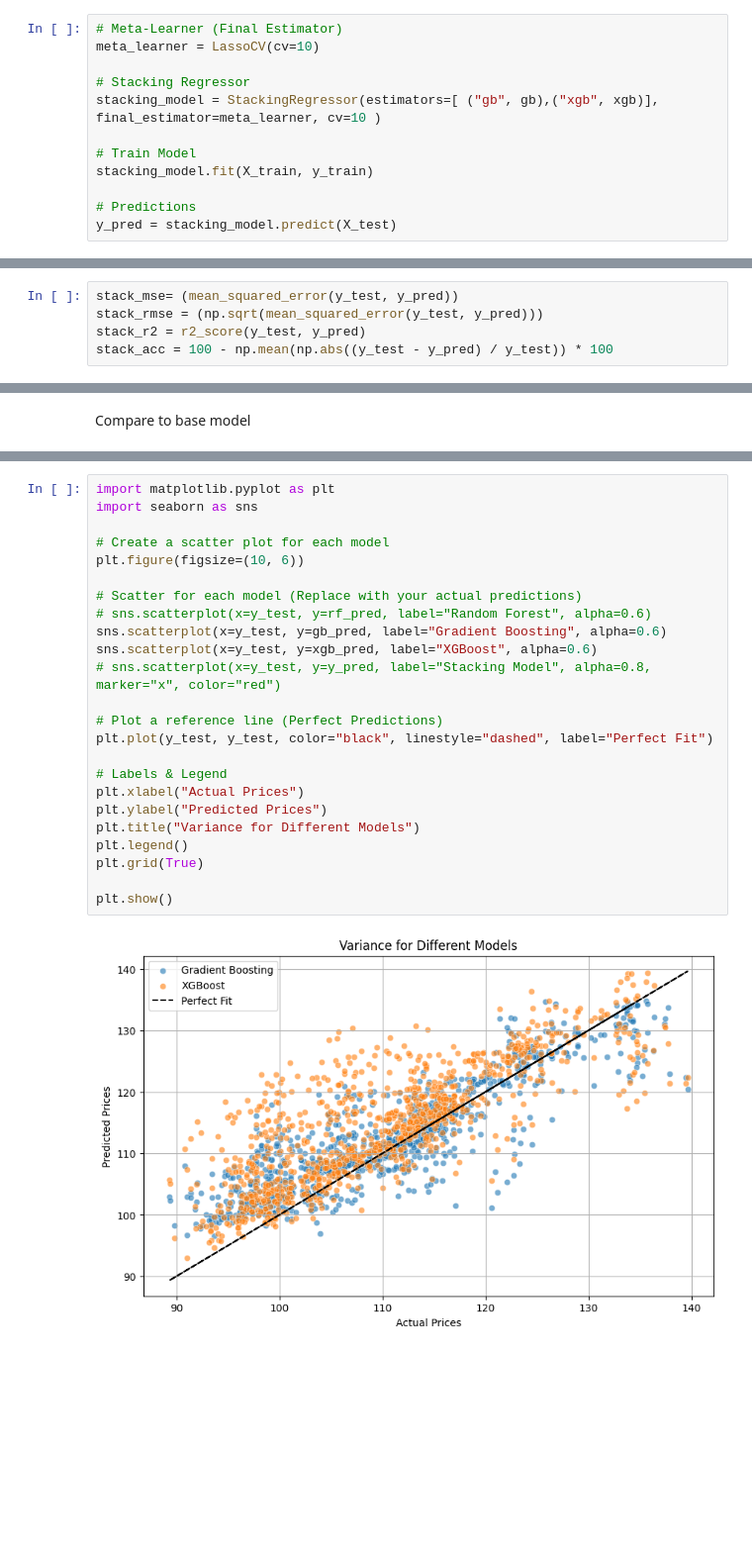
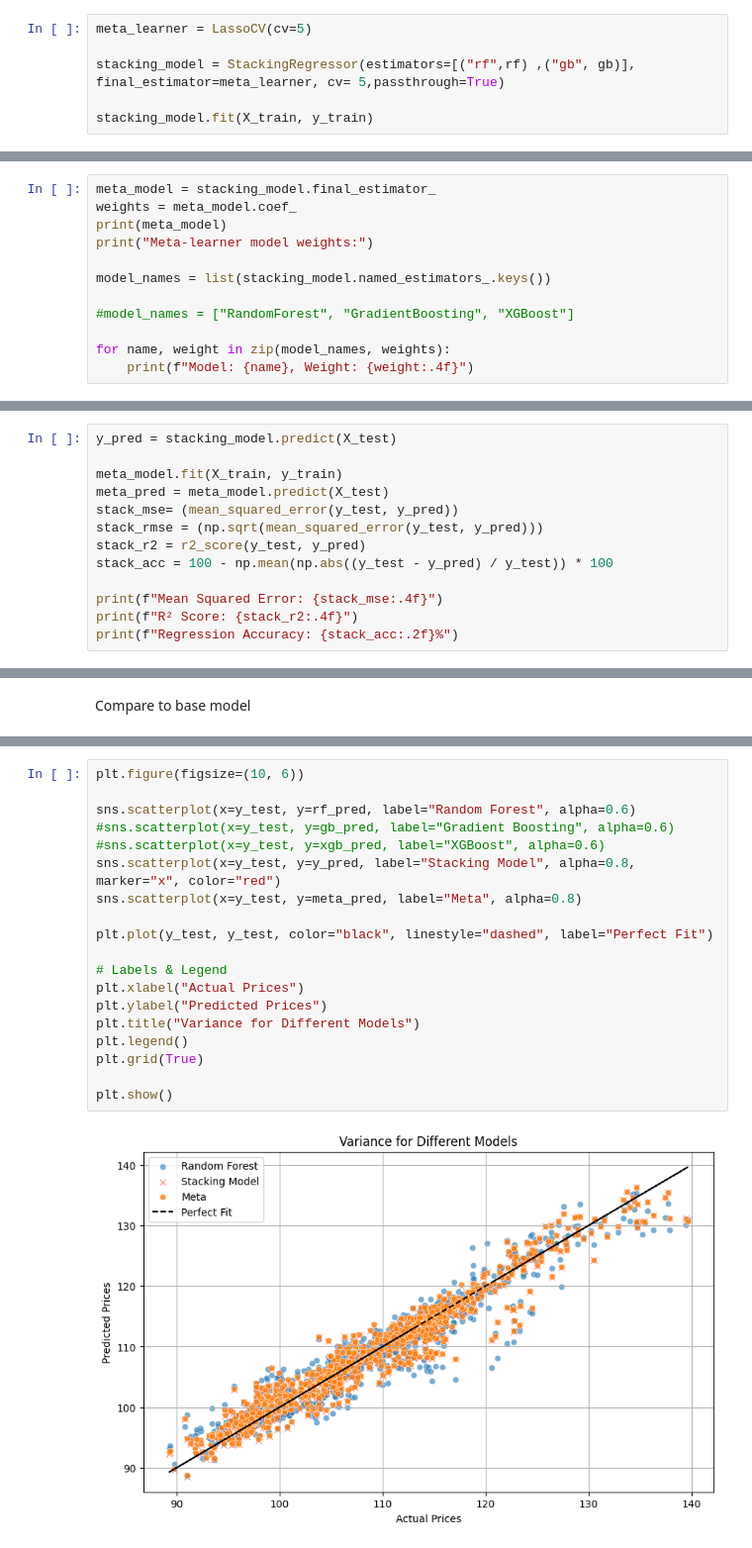
Before and after one commit to TUng1872004/Price-prediction, a Jupyter notebook: cafe.ipynb, the cells around one changed output, grey strips where cells are left out. Shown: that part at 99% size. Saved outputs shown, nothing was run; the diff lists cells and outputs as text; blank space fills up the shorter version.

```diff
--- a/cafe.ipynb
+++ b/cafe.ipynb
@@ -233,13 +223,7 @@ xgb = XGBRegressor(
 )
 # %%
-# Meta-Learner (Final Estimator)
-meta_learner = LassoCV(cv=10)
+meta_learner = LassoCV(cv=5)
 
-# Stacking Regressor
-stacking_model = StackingRegressor(estimators=[ ("gb", gb),("xgb", xgb)], final_estimator=meta_learner, cv=10 )
+stacking_model = StackingRegressor(estimators=[("rf",rf) ,("gb", gb)], final_estimator=meta_learner, cv= 5,passthrough=True)
 
-# Train Model
 stacking_model.fit(X_train, y_train)
-
-# Predictions
-y_pred = stacking_model.predict(X_test)
@@ -245,0 +241,12 @@ y_pred = stacking_model.predict(X_test)
+# %%
+meta_model = stacking_model.final_estimator_
+weights = meta_model.coef_
+print(meta_model)
+print("Meta-learner model weights:")
+
+model_names = list(stacking_model.named_estimators_.keys())
+
+#model_names = ["RandomForest", "GradientBoosting", "XGBoost"]
+
+for name, weight in zip(model_names, weights):
+    print(f"Model: {name}, Weight: {weight:.4f}")
@@ -246,5 +258,13 @@ y_pred = stacking_model.predict(X_test)
 # %%
+y_pred = stacking_model.predict(X_test)
+
+meta_model.fit(X_train, y_train)
+meta_pred = meta_model.predict(X_test)
 stack_mse= (mean_squared_error(y_test, y_pred))
 stack_rmse = (np.sqrt(mean_squared_error(y_test, y_pred)))
 stack_r2 = r2_score(y_test, y_pred)
 stack_acc = 100 - np.mean(np.abs((y_test - y_pred) / y_test)) * 100
+
+print(f"Mean Squared Error: {stack_mse:.4f}")
+print(f"R² Score: {stack_r2:.4f}")
+print(f"Regression Accuracy: {stack_acc:.2f}%")
@@ -404,26 +444,21 @@ print(r2)
 # %%
-import matplotlib.pyplot as plt
-import seaborn as sns
-
-# Create a scatter plot for each model
 plt.figure(figsize=(10, 6))
 
-# Scatter for each model (Replace with your actual predictions)
-# sns.scatterplot(x=y_test, y=rf_pred, label="Random Forest", alpha=0.6)
-sns.scatterplot(x=y_test, y=gb_pred, label="Gradient Boosting", alpha=0.6)
-sns.scatterplot(x=y_test, y=xgb_pred, label="XGBoost", alpha=0.6)
-# sns.scatterplot(x=y_test, y=y_pred, label="Stacking Model", alpha=0.8, marker="x", color="red")
+sns.scatterplot(x=y_test, y=rf_pred, label="Random Forest", alpha=0.6)
+#sns.scatterplot(x=y_test, y=gb_pred, label="Gradient Boosting", alpha=0.6)
+#sns.scatterplot(x=y_test, y=xgb_pred, label="XGBoost", alpha=0.6)
+sns.scatterplot(x=y_test, y=y_pred, label="Stacking Model", alpha=0.8, marker="x", color="red")
+sns.scatterplot(x=y_test, y=meta_pred, label="Meta", alpha=0.8)
 
-# Plot a reference line (Perfect Predictions)
 plt.plot(y_test, y_test, color="black", linestyle="dashed", label="Perfect Fit")
 
 # Labels & Legend
 plt.xlabel("Actual Prices")
 plt.ylabel("Predicted Prices")
 plt.title("Variance for Different Models")
 plt.legend()
 plt.grid(True)
 
 plt.show()
 # %% [output]
-[figure, old version]
+[figure, new version]
```
Also changed, not shown: parts of 25 cells of this notebook, 1 other file.
